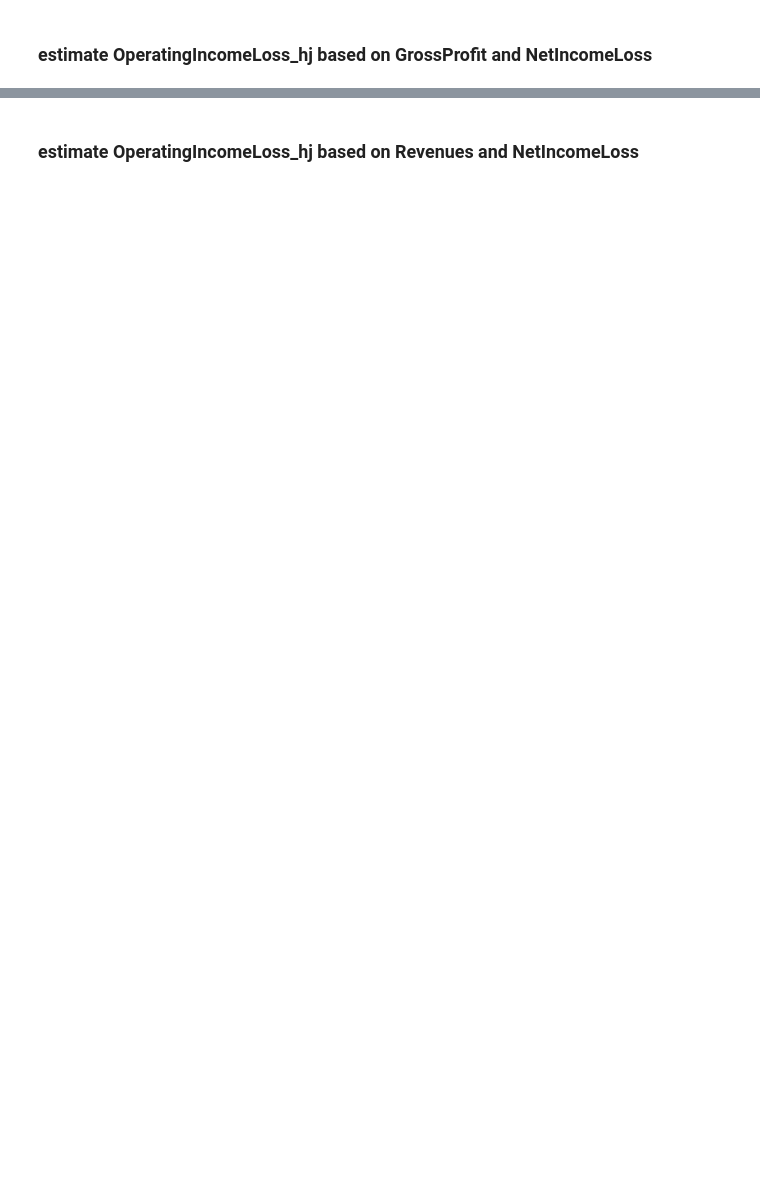
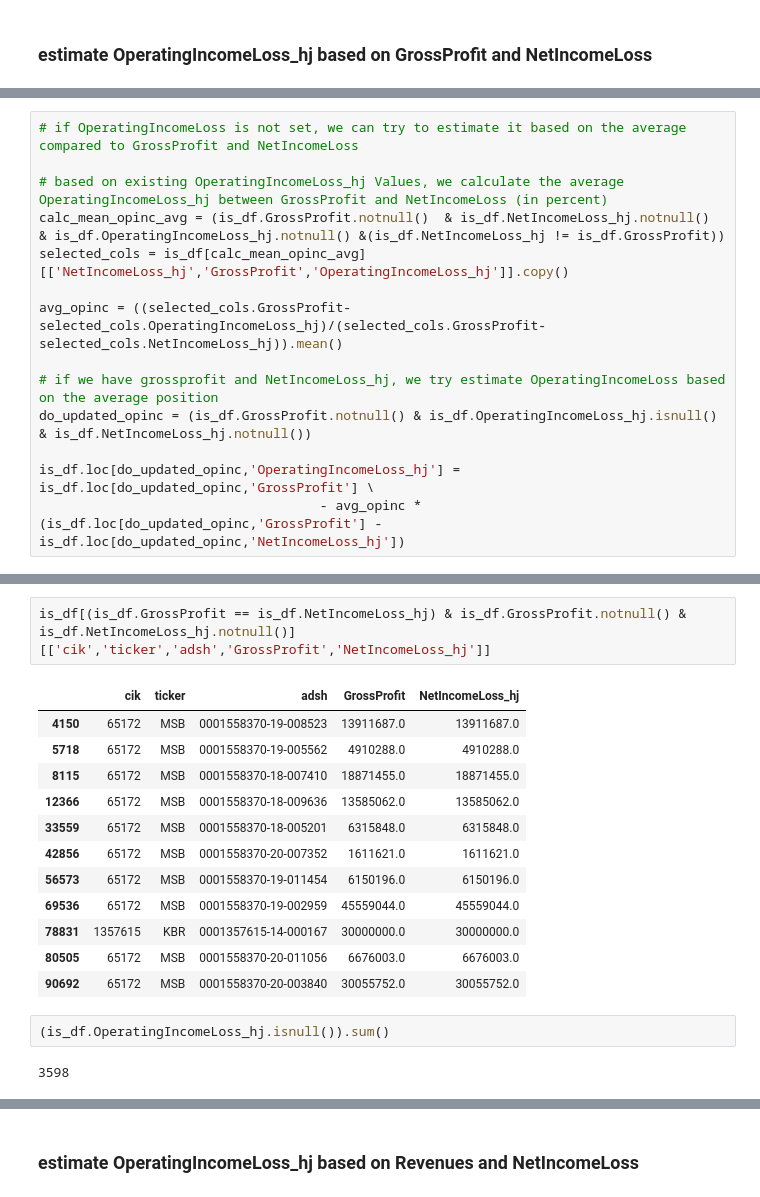
Before and after one commit to HansjoergW/bfh_mt_hs2020_sec_data, a Jupyter notebook: 05_CompleteAndCombine.ipynb, the cells around one changed output, grey strips where cells are left out. Saved outputs shown, nothing was run; the diff lists cells and outputs as text; blank space fills up the shorter version.

```diff
--- a/05_CompleteAndCombine.ipynb
+++ b/05_CompleteAndCombine.ipynb
@@ -242,0 +265,14 @@ todo
+# %%
+# if OperatingIncomeLoss is not set, we can try to estimate it based on the average compared to GrossProfit and NetIncomeLoss
+
+# based on existing OperatingIncomeLoss_hj Values, we calculate the average OperatingIncomeLoss_hj between GrossProfit and NetIncomeLoss (in percent)
+calc_mean_opinc_avg = (is_df.GrossProfit.notnull()  & is_df.NetIncomeLoss_hj.notnull()  & is_df.OperatingIncomeLoss_hj.notnull() &(is_df.NetIncomeLoss_hj != is_df.GrossProfit))
+selected_cols = is_df[calc_mean_opinc_avg][['NetIncomeLoss_hj','GrossProfit','OperatingIncomeLoss_hj']].copy()
+
+avg_opinc = ((selected_cols.GrossProfit-selected_cols.OperatingIncomeLoss_hj)/(selected_cols.GrossProfit-selected_cols.NetIncomeLoss_hj)).mean()
+
+# if we have grossprofit and NetIncomeLoss_hj, we try estimate OperatingIncomeLoss based on the average position
+do_updated_opinc = (is_df.GrossProfit.notnull() & is_df.OperatingIncomeLoss_hj.isnull() & is_df.NetIncomeLoss_hj.notnull())
+
+is_df.loc[do_updated_opinc,'OperatingIncomeLoss_hj'] = is_df.loc[do_updated_opinc,'GrossProfit'] \
+                                    - avg_opinc * (is_df.loc[do_updated_opinc,'GrossProfit'] - is_df.loc[do_updated_opinc,'NetIncomeLoss_hj'])
@@ -242,0 +288,19 @@ todo
+# %%
+is_df[(is_df.GrossProfit == is_df.NetIncomeLoss_hj) & is_df.GrossProfit.notnull() & is_df.NetIncomeLoss_hj.notnull()][['cik','ticker','adsh','GrossProfit','NetIncomeLoss_hj']]
+# %% [output]
+|  | cik | ticker | adsh | GrossProfit | NetIncomeLoss_hj |
+| 4150 | 65172 | MSB | 0001558370-19-008523 | 13911687.0 | 13911687.0 |
+| 5718 | 65172 | MSB | 0001558370-19-005562 | 4910288.0 | 4910288.0 |
+| 8115 | 65172 | MSB | 0001558370-18-007410 | 18871455.0 | 18871455.0 |
+| 12366 | 65172 | MSB | 0001558370-18-009636 | 13585062.0 | 13585062.0 |
+| 33559 | 65172 | MSB | 0001558370-18-005201 | 6315848.0 | 6315848.0 |
+| 42856 | 65172 | MSB | 0001558370-20-007352 | 1611621.0 | 1611621.0 |
+| 56573 | 65172 | MSB | 0001558370-19-011454 | 6150196.0 | 6150196.0 |
+| 69536 | 65172 | MSB | 0001558370-19-002959 | 45559044.0 | 45559044.0 |
+| 78831 | 1357615 | KBR | 0001357615-14-000167 | 30000000.0 | 30000000.0 |
+| 80505 | 65172 | MSB | 0001558370-20-011056 | 6676003.0 | 6676003.0 |
+| 90692 | 65172 | MSB | 0001558370-20-003840 | 30055752.0 | 30055752.0 |
+# %%
+(is_df.OperatingIncomeLoss_hj.isnull()).sum()
+# %% [output]
+3598
```
Also changed, not shown: parts of 12 cells of this notebook.
